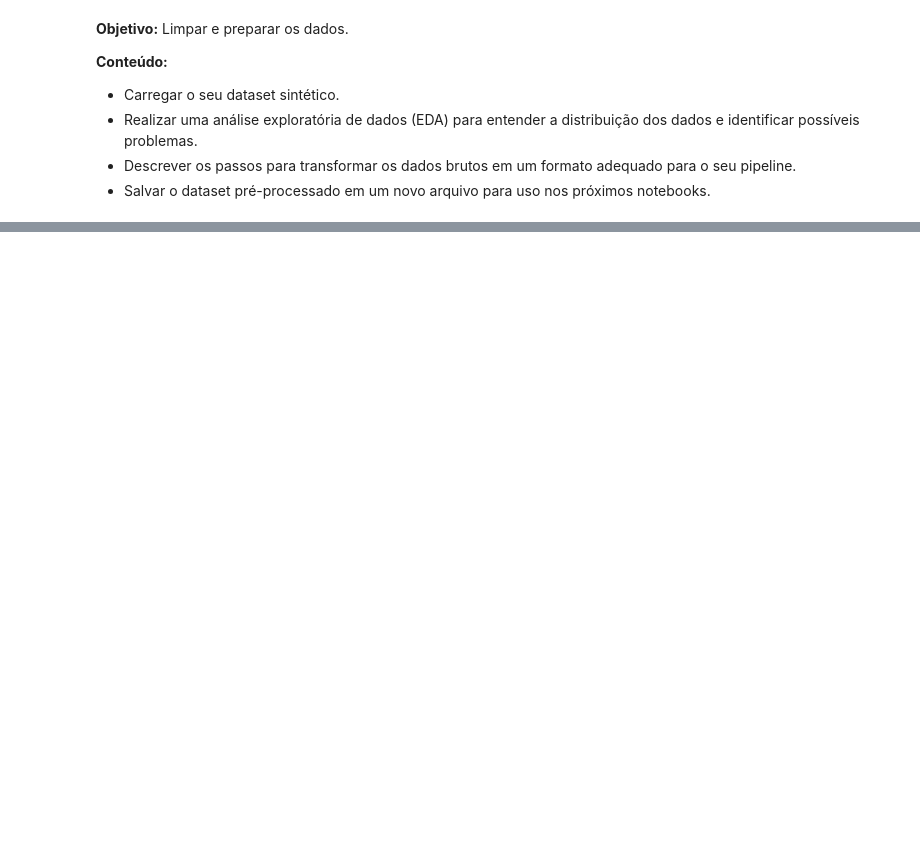
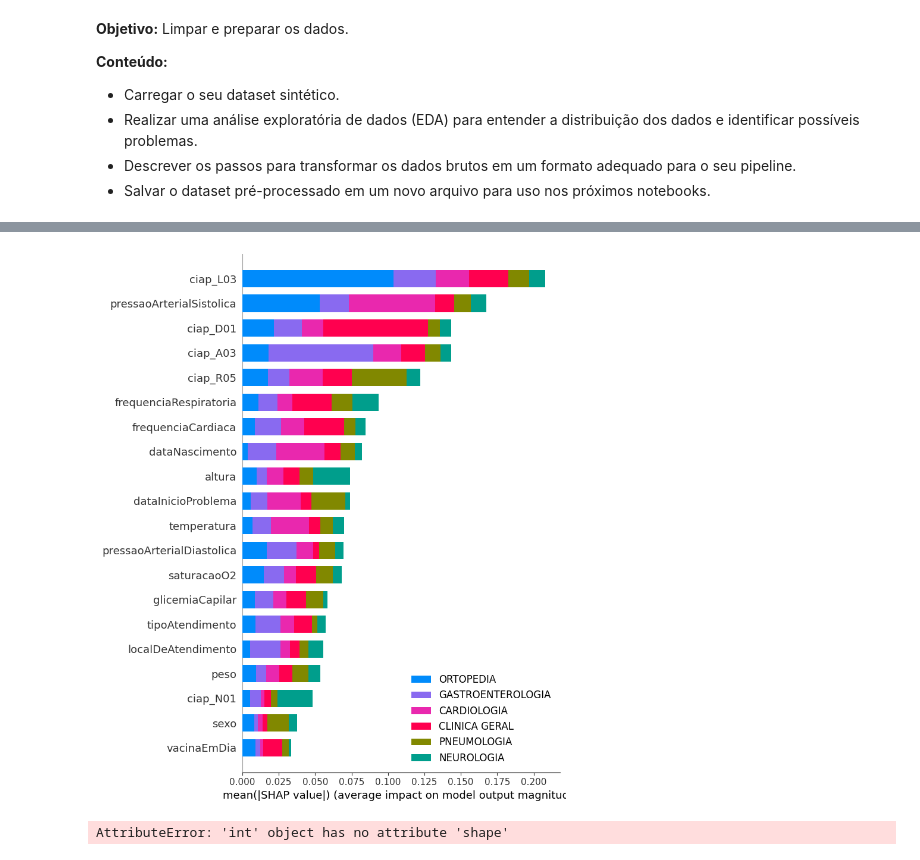
Before and after one commit to gabrielqueeiroz/aps-poc, a Jupyter notebook: notebooks/01-data-preprocessing.ipynb, the cells around one changed output, grey strips where cells are left out. Cells and saved outputs as stored; diff of their text form; code cells hidden in the pictures; blank space fills up the shorter version.

```diff
--- a/notebooks/01-data-preprocessing.ipynb
+++ b/notebooks/01-data-preprocessing.ipynb
@@ -91,0 +238,11 @@ ciap2_ontology = [
+# %%
+import shap
+explainer = shap.TreeExplainer(model)
+shap_values = explainer(X)
+shap.summary_plot(shap_values, X, class_names=class_names)
+# %% [output]
+[figure, added]
+# %%
+shap.force_plot(shap_values[1][0])
+# %% [output]
+AttributeError: 'int' object has no attribute 'shape'
```
Also changed, not shown: parts of 14 cells of this notebook, 1 other file.
